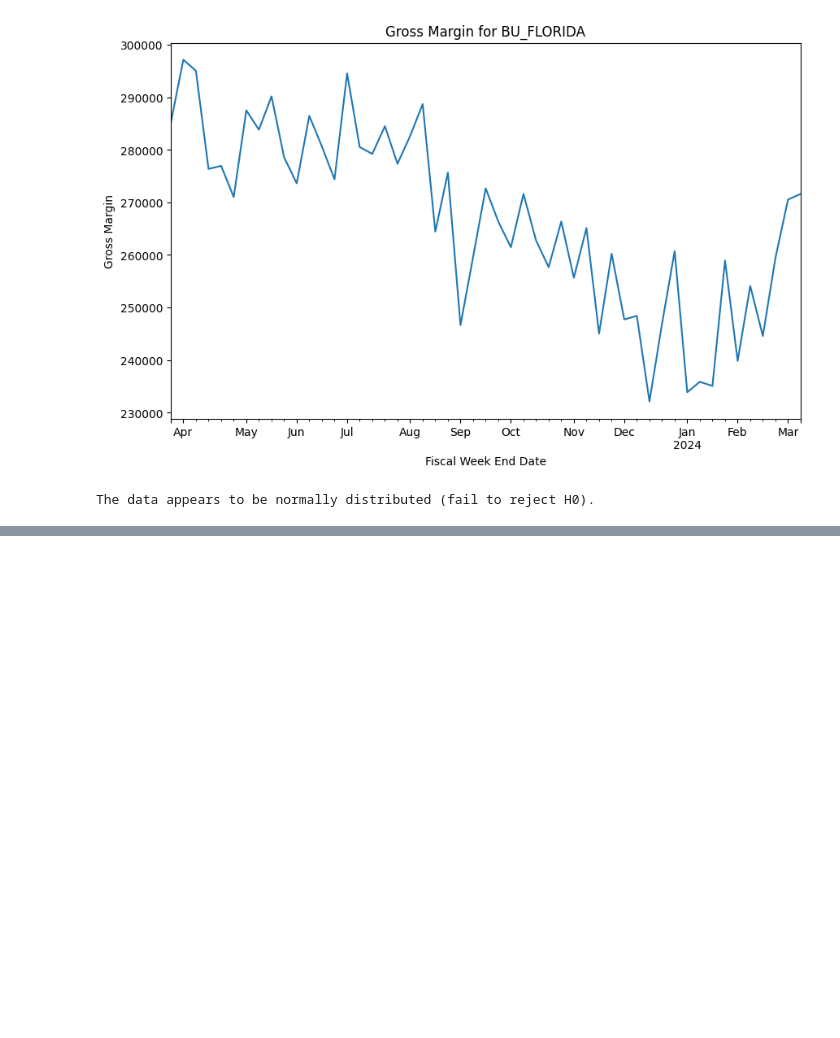
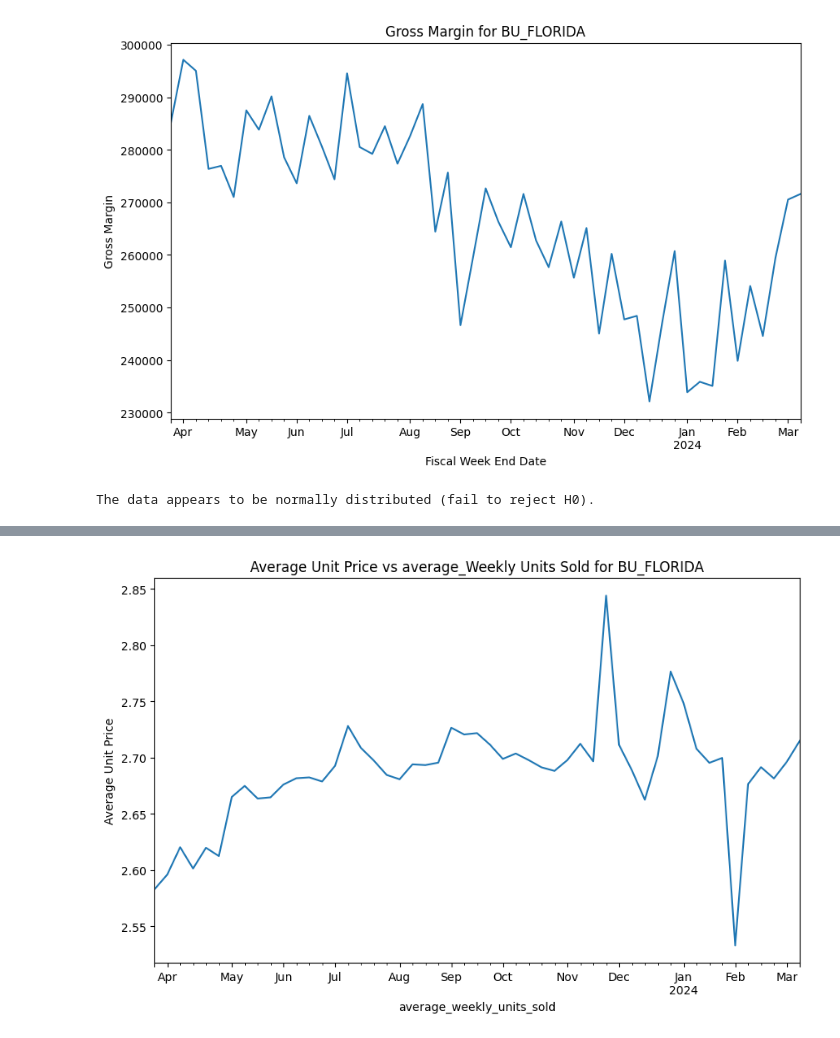
Before and after one commit to MariamAmmar/6644_Final_Project, a Jupyter notebook: BU_Florida.ipynb, the cells around one changed output, grey strips where cells are left out. Saved outputs shown, nothing was run; the diff lists cells and outputs as text; code cells hidden in the pictures; blank space fills up the shorter version.

```diff
--- a/BU_Florida.ipynb
+++ b/BU_Florida.ipynb
@@ -616,0 +677,5 @@ The data appears to be normally distributed (fail to reject H0).
+# %%
+# average units_sold weekly
+
+average_weekly_units_sold = BU_FLORIDA_data.groupby('fiscal_week_end_date')['units_sold'].mean()
+print(average_weekly_units_sold)
@@ -616,0 +700,9 @@ The data appears to be normally distributed (fail to reject H0).
+# %%
+
+weekly_unit_price.plot(kind='line', figsize=(10, 6), x=average_weekly_units_sold)
+plt.xlabel('average_weekly_units_sold')
+plt.ylabel('Average Unit Price')
+plt.title('Average Unit Price vs average_Weekly Units Sold for BU_FLORIDA')
+plt.show()
+# %% [output]
+[figure, added]
```
Also changed, not shown: parts of 12 cells of this notebook.
